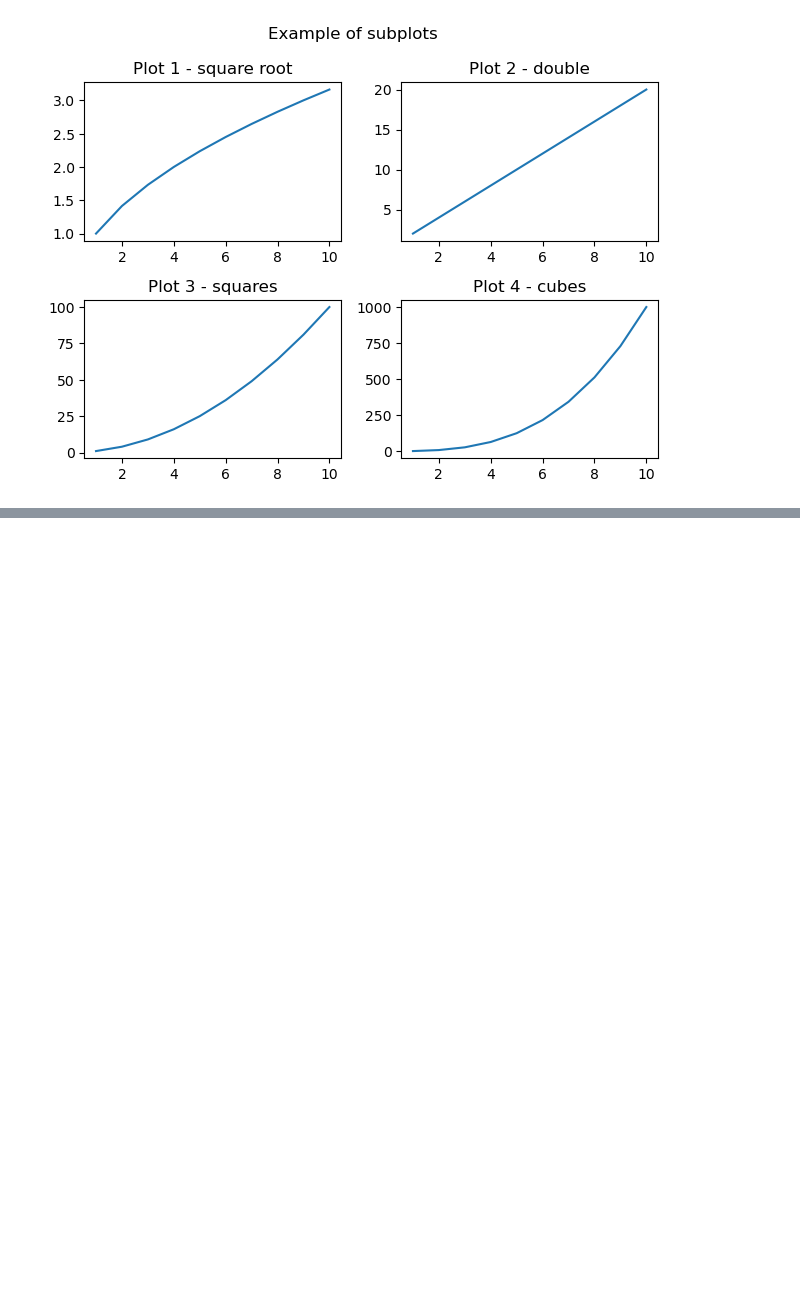
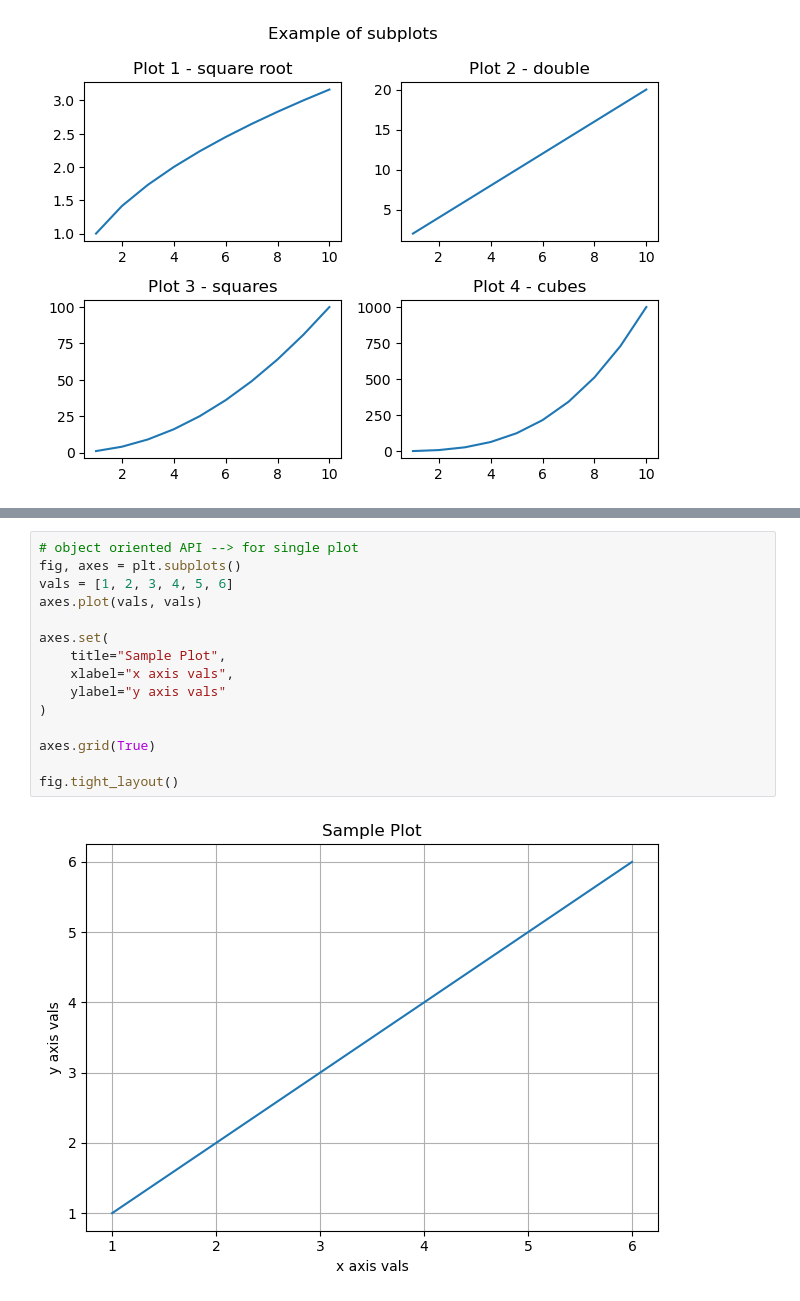
Before and after one commit to MohammedGousemohiyuddinYekkaluru/prime-ai-ml-learning-journey, a Jupyter notebook: Data Visualization/matplotlib.ipynb, the cells around one changed output, grey strips where cells are left out. Drawn from its saved outputs; the diff is of its cells as text; blank space fills up the shorter version.

```diff
--- a/Data Visualization/matplotlib.ipynb
+++ b/Data Visualization/matplotlib.ipynb
@@ -447,0 +469,17 @@ plt.tight_layout()
+# %%
+# object oriented API --> for single plot
+fig, axes = plt.subplots()
+vals = [1, 2, 3, 4, 5, 6]
+axes.plot(vals, vals)
+
+axes.set(
+    title="Sample Plot",
+    xlabel="x axis vals",
+    ylabel="y axis vals"
+)
+
+axes.grid(True)
+
+fig.tight_layout()
+# %% [output]
+[figure, added]
```
Also changed, not shown: parts of 1 cell of this notebook.
